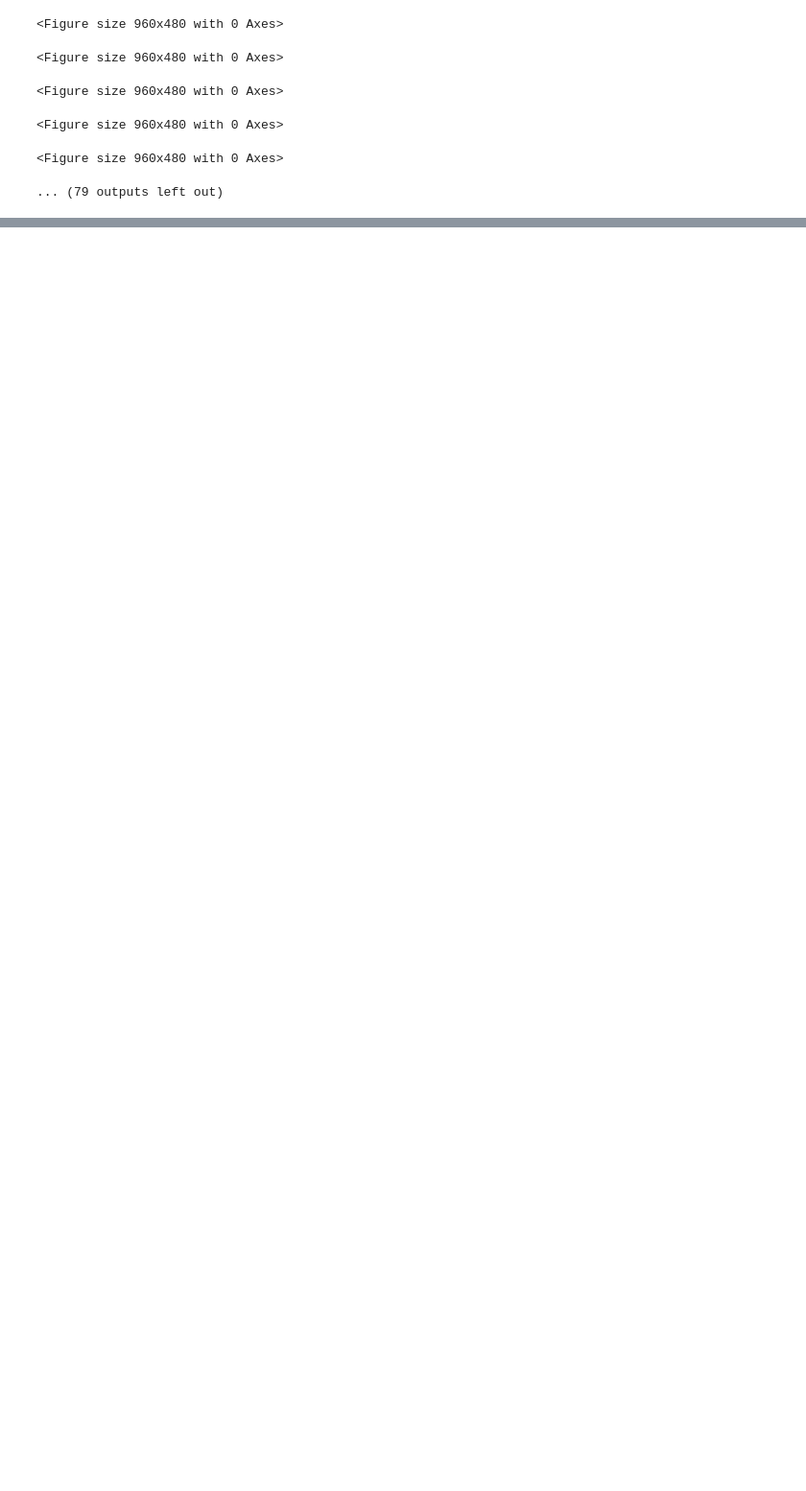
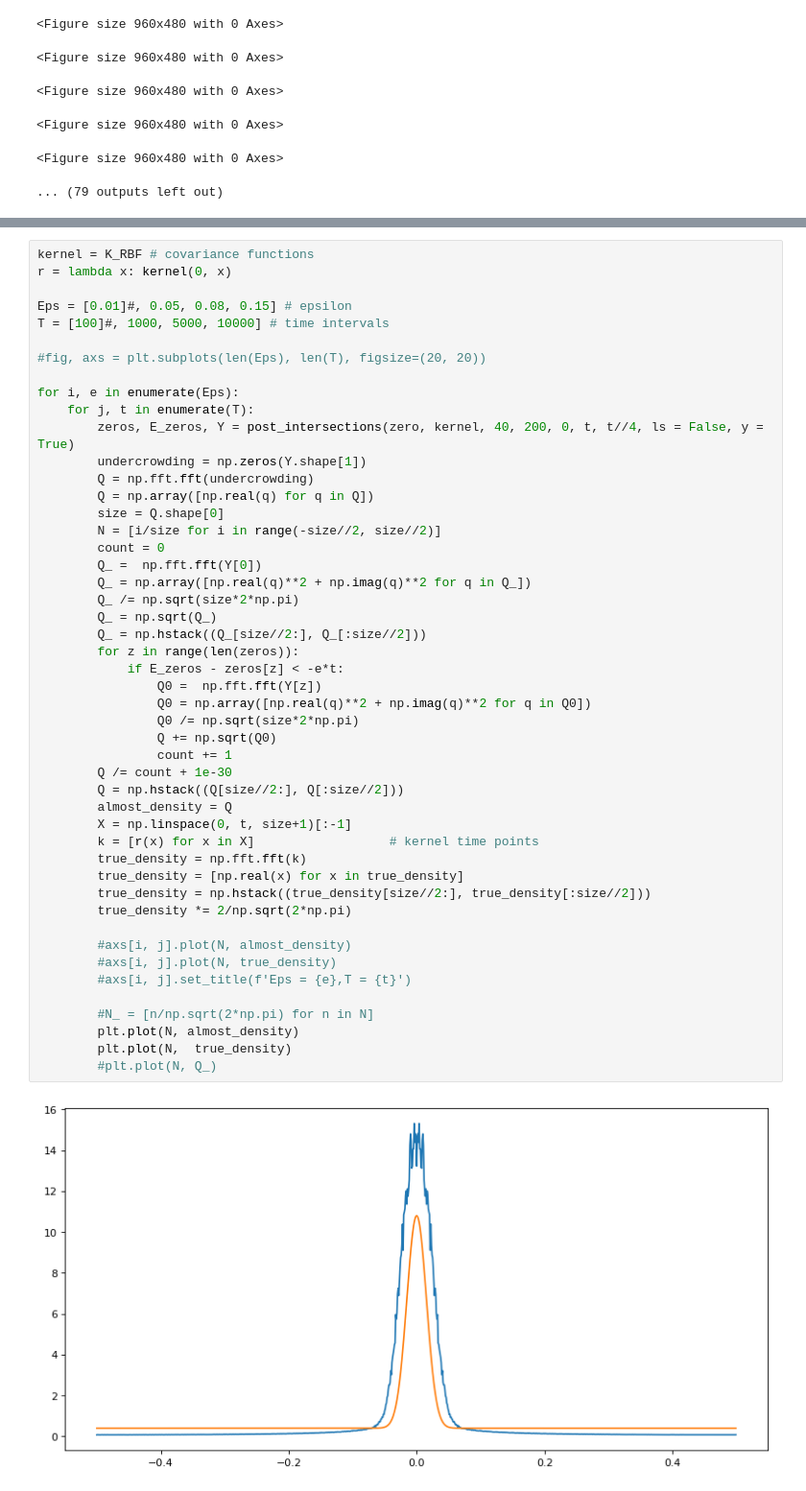
Before and after one commit to nastyakor01/Rare-events-for-gaussian-processes, a Jupyter notebook: Samples from Gaussian process.ipynb, the cells around one changed output, grey strips where cells are left out. Shown at 96% size. Drawn from its saved outputs; the diff is of its cells as text; blank space fills up the shorter version.

```diff
--- a/Samples from Gaussian process.ipynb
+++ b/Samples from Gaussian process.ipynb
@@ -466,0 +463,50 @@ for i in range(len(Eps)):
+# %%
+kernel = K_RBF # covariance functions
+r = lambda x: kernel(0, x)
+
+Eps = [0.01]#, 0.05, 0.08, 0.15] # epsilon
+T = [100]#, 1000, 5000, 10000] # time intervals
+
+#fig, axs = plt.subplots(len(Eps), len(T), figsize=(20, 20))
+
+for i, e in enumerate(Eps):
+    for j, t in enumerate(T):
+        zeros, E_zeros, Y = post_intersections(zero, kernel, 40, 200, 0, t, t//4, ls = False, y = True)
+        undercrowding = np.zeros(Y.shape[1])
+        Q = np.fft.fft(undercrowding)
+        Q = np.array([np.real(q) for q in Q])
+        size = Q.shape[0]
+        N = [i/size for i in range(-size//2, size//2)]
+        count = 0
+        Q_ =  np.fft.fft(Y[0])
+        Q_ = np.array([np.real(q)**2 + np.imag(q)**2 for q in Q_])
+        Q_ /= np.sqrt(size*2*np.pi)
+        Q_ = np.sqrt(Q_)
+        Q_ = np.hstack((Q_[size//2:], Q_[:size//2]))
+        for z in range(len(zeros)):
+            if E_zeros - zeros[z] < -e*t:
+                Q0 =  np.fft.fft(Y[z])
+                Q0 = np.array([np.real(q)**2 + np.imag(q)**2 for q in Q0])
+                Q0 /= np.sqrt(size*2*np.pi)
+                Q += np.sqrt(Q0)
+                count += 1
+        Q /= count + 1e-30
+        Q = np.hstack((Q[size//2:], Q[:size//2]))
+        almost_density = Q
+        X = np.linspace(0, t, size+1)[:-1]
+        k = [r(x) for x in X]                  # kernel time points
+        true_density = np.fft.fft(k)
+        true_density = [np.real(x) for x in true_density]
+        true_density = np.hstack((true_density[size//2:], true_density[:size//2]))
+        true_density *= 2/np.sqrt(2*np.pi)
+
+        #axs[i, j].plot(N, almost_density)
+        #axs[i, j].plot(N, true_density)
+        #axs[i, j].set_title(f'Eps = {e},T = {t}')
+
+        #N_ = [n/np.sqrt(2*np.pi) for n in N]
+        plt.plot(N, almost_density)
+        plt.plot(N,  true_density)
+        #plt.plot(N, Q_)
+# %% [output]
+[figure, added]
```
Also changed, not shown: parts of 6 cells of this notebook.
